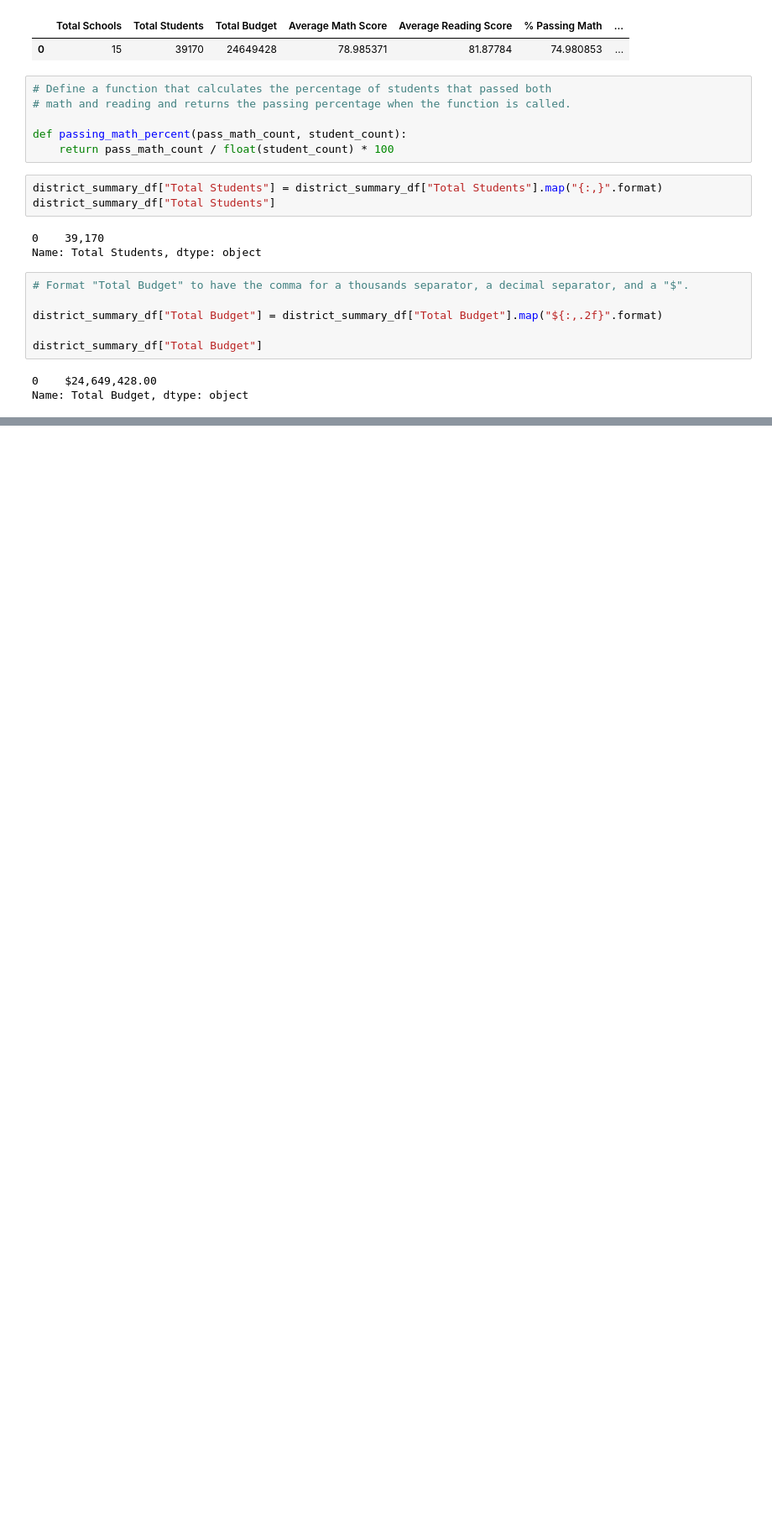
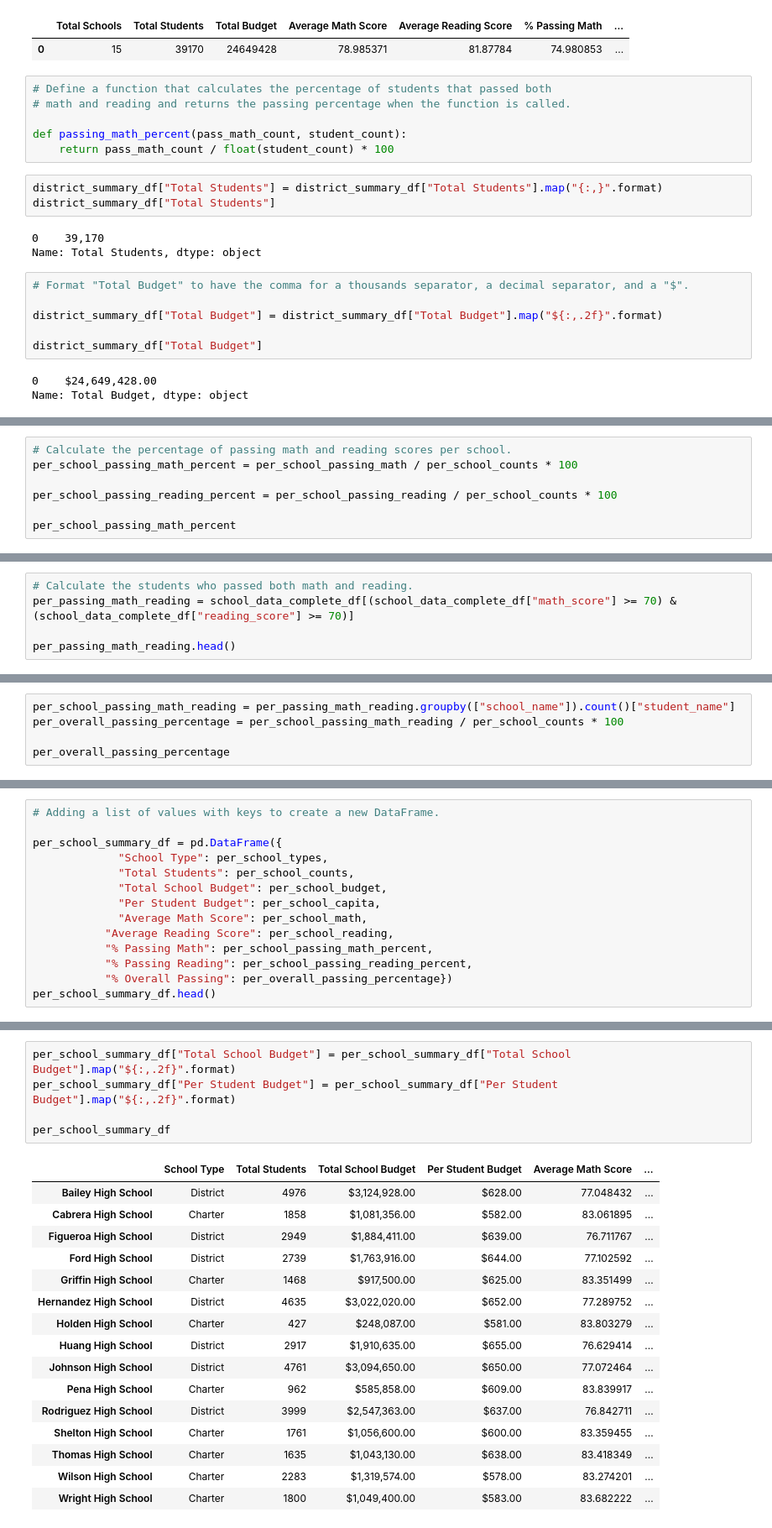
Before and after one commit to MCRobish/School_District_Analysis, a Jupyter notebook: 4.7.1_PyCitySchools_cleandata.ipynb, the cells around one changed output, grey strips where cells are left out. Shown: that part at 84% size. Drawn from its saved outputs; the diff is of its cells as text; blank space fills up the shorter version.

Commit message:
includes analysis with school name as index

```diff
--- a/4.7.1_PyCitySchools_cleandata.ipynb
+++ b/4.7.1_PyCitySchools_cleandata.ipynb
@@ -205,0 +439,7 @@ district_summary_df
+# %%
+# Calculate the percentage of passing math and reading scores per school.
+per_school_passing_math_percent = per_school_passing_math / per_school_counts * 100
+
+per_school_passing_reading_percent = per_school_passing_reading / per_school_counts * 100
+
+per_school_passing_math_percent
@@ -205,0 +463,5 @@ district_summary_df
+# %%
+# Calculate the students who passed both math and reading.
+per_passing_math_reading = school_data_complete_df[(school_data_complete_df["math_score"] >= 70) & (school_data_complete_df["reading_score"] >= 70)]
+
+per_passing_math_reading.head()
@@ -205,0 +475,5 @@ district_summary_df
+# %%
+per_school_passing_math_reading = per_passing_math_reading.groupby(["school_name"]).count()["student_name"]
+per_overall_passing_percentage = per_school_passing_math_reading / per_school_counts * 100
+
+per_overall_passing_percentage
@@ -205,0 +497,14 @@ district_summary_df
+# %%
+# Adding a list of values with keys to create a new DataFrame.
+
+per_school_summary_df = pd.DataFrame({
+             "School Type": per_school_types,
+             "Total Students": per_school_counts,
+             "Total School Budget": per_school_budget,
+             "Per Student Budget": per_school_capita,
+             "Average Math Score": per_school_math,
+           "Average Reading Score": per_school_reading,
+           "% Passing Math": per_school_passing_math_percent,
+           "% Passing Reading": per_school_passing_reading_percent,
+           "% Overall Passing": per_overall_passing_percentage})
+per_school_summary_df.head()
@@ -205,0 +518,22 @@ district_summary_df
+# %%
+per_school_summary_df["Total School Budget"] = per_school_summary_df["Total School Budget"].map("${:,.2f}".format)
+per_school_summary_df["Per Student Budget"] = per_school_summary_df["Per Student Budget"].map("${:,.2f}".format)
+
+per_school_summary_df
+# %% [output]
+|  | School Type | Total Students | Total School Budget | Per Student Budget | Average Math Score | ... |
+| Bailey High School | District | 4976 | $3,124,928.00 | $628.00 | 77.048432 | ... |
+| Cabrera High School | Charter | 1858 | $1,081,356.00 | $582.00 | 83.061895 | ... |
+| Figueroa High School | District | 2949 | $1,884,411.00 | $639.00 | 76.711767 | ... |
+| Ford High School | District | 2739 | $1,763,916.00 | $644.00 | 77.102592 | ... |
+| Griffin High School | Charter | 1468 | $917,500.00 | $625.00 | 83.351499 | ... |
+| Hernandez High School | District | 4635 | $3,022,020.00 | $652.00 | 77.289752 | ... |
+| Holden High School | Charter | 427 | $248,087.00 | $581.00 | 83.803279 | ... |
+| Huang High School | District | 2917 | $1,910,635.00 | $655.00 | 76.629414 | ... |
+| Johnson High School | District | 4761 | $3,094,650.00 | $650.00 | 77.072464 | ... |
+| Pena High School | Charter | 962 | $585,858.00 | $609.00 | 83.839917 | ... |
+| Rodriguez High School | District | 3999 | $2,547,363.00 | $637.00 | 76.842711 | ... |
+| Shelton High School | Charter | 1761 | $1,056,600.00 | $600.00 | 83.359455 | ... |
+| Thomas High School | Charter | 1635 | $1,043,130.00 | $638.00 | 83.418349 | ... |
+| Wilson High School | Charter | 2283 | $1,319,574.00 | $578.00 | 83.274201 | ... |
+| Wright High School | Charter | 1800 | $1,049,400.00 | $583.00 | 83.682222 | ... |
```
Also changed, not shown: parts of 19 cells of this notebook.
